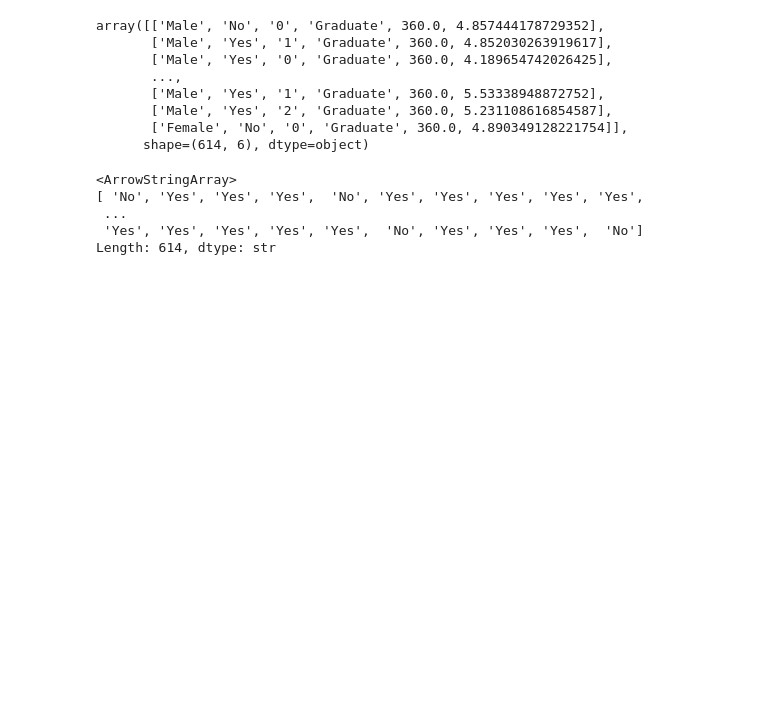
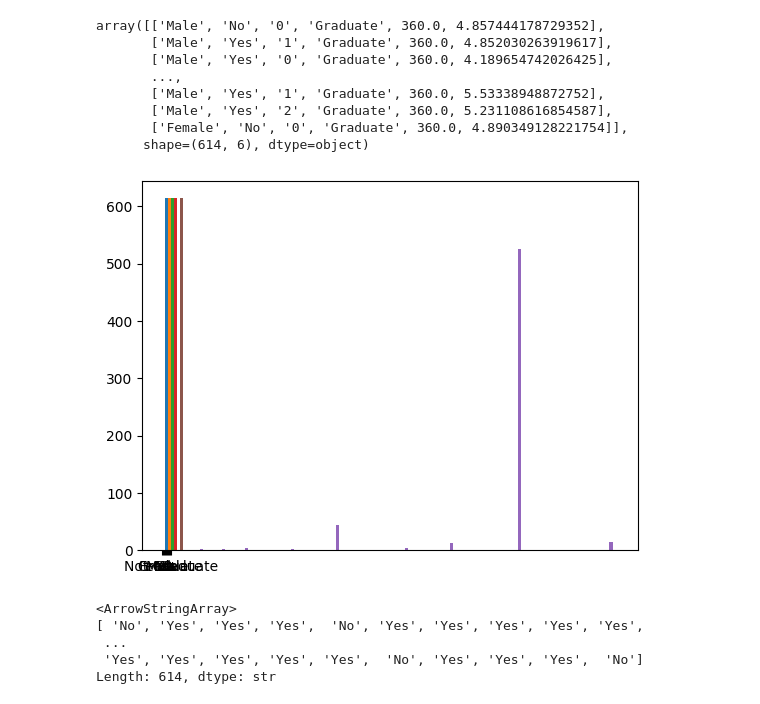
Before and after one commit to dilancodecircle-star/ML-projects-, a Jupyter notebook: Loan_approve_system.ipynb, the cells around one changed output. Saved outputs shown, nothing was run; the diff lists cells and outputs as text; code cells hidden in the pictures; blank space fills up the shorter version.

```diff
--- a/Loan_approve_system.ipynb
+++ b/Loan_approve_system.ipynb
@@ -175,6 +202,11 @@ array([['Male', 'No', '0', 'Graduate', 360.0, 4.857444178729352],
        ['Male', 'Yes', '2', 'Graduate', 360.0, 5.231108616854587],
        ['Female', 'No', '0', 'Graduate', 360.0, 4.890349128221754]],
       shape=(614, 6), dtype=object)
+# %%
+plt.hist(x , bins = 20)
+plt.show()
+# %% [output]
+[figure, added]
 # %%
 y
 # %% [output]
```
Also changed, not shown: parts of 6 cells of this notebook.
